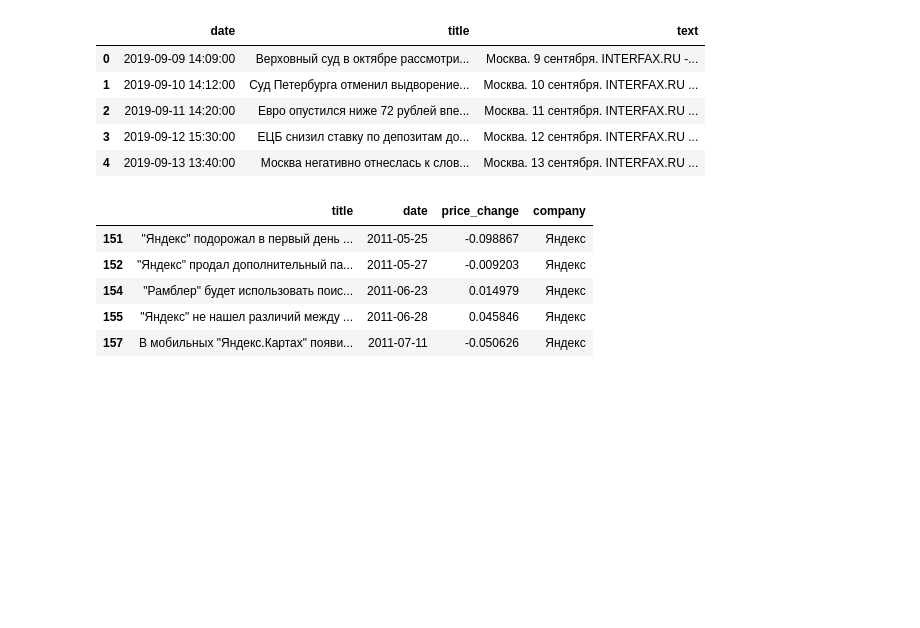
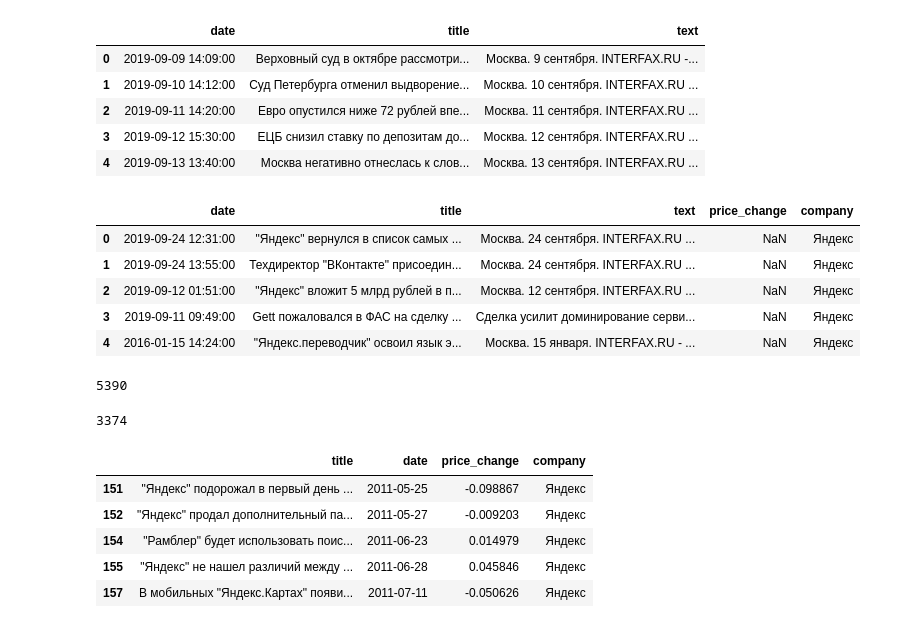
Before and after one commit to denistarasov/news-based-stock-trend-prediction, a Jupyter notebook: baseline.ipynb, the cells around one changed output. Saved outputs shown, nothing was run; the diff lists cells and outputs as text; code cells hidden in the pictures; blank space fills up the shorter version.

Commit message:
Check number of related Interfax and Lenta news

```diff
--- a/baseline.ipynb
+++ b/baseline.ipynb
@@ -91,3 +91,44 @@ listing_names_to_companies = {value: key for (key, value) in companies_to_listin
+# %%
+# Extract date
+interfax_news_table['date'] = pd.to_datetime(
+    interfax_news_table['date'],
+    format='%y-%m-%d %H:%M:%S',
+    exact=False
+)
+# %%
+# Leave only companies-related news
+companies_names = list(companies_to_listing_names.keys())
+company_news_table_parts = []
+for name in companies_names:
+    company_df = yf.Ticker(companies_to_listing_names[name])
+    hist = company_df.history(period="max")
+    close_change = pd.DataFrame(hist['Close'].pct_change())
+    close_change.rename(columns={'Close': 'price_change'}, inplace=True)
+    company_news_table = interfax_news_table.join(close_change, on='date')
+
+    company_news_table['company'] = name
+
+    company_news_table_parts.append(company_news_table[company_news_table.title.str.contains(name, case=False)])
+
+interfax_dataset = pd.concat(company_news_table_parts).reset_index(drop=True)
+# interfax_dataset.dropna(axis=0, subset=['price_change'], inplace=True)
+
+interfax_dataset.head()
+# %% [output]
+|  | date | title | text | price_change | company |
+| 0 | 2019-09-24 12:31:00 | "Яндекс" вернулся в список самых ... | Москва. 24 сентября. INTERFAX.RU ... | NaN | Яндекс |
+| 1 | 2019-09-24 13:55:00 | Техдиректор "ВКонтакте" присоедин... | Москва. 24 сентября. INTERFAX.RU ... | NaN | Яндекс |
+| 2 | 2019-09-12 01:51:00 | "Яндекс" вложит 5 млрд рублей в п... | Москва. 12 сентября. INTERFAX.RU ... | NaN | Яндекс |
+| 3 | 2019-09-11 09:49:00 | Gett пожаловался в ФАС на сделку ... | Сделка усилит доминирование серви... | NaN | Яндекс |
+| 4 | 2016-01-15 14:24:00 | "Яндекс.переводчик" освоил язык э... | Москва. 15 января. INTERFAX.RU - ... | NaN | Яндекс |
+# %%
+len(interfax_dataset)
+# %% [output]
+5390
+# %%
+len(interfax_dataset[interfax_dataset['date'] > '2017-05-31'])
+# %% [output]
+3374
 # %%
 # for name in companies_to_listing_names.keys():
 #     company_df = yf.Ticker(
```
Also changed, not shown: parts of 3 cells of this notebook.
